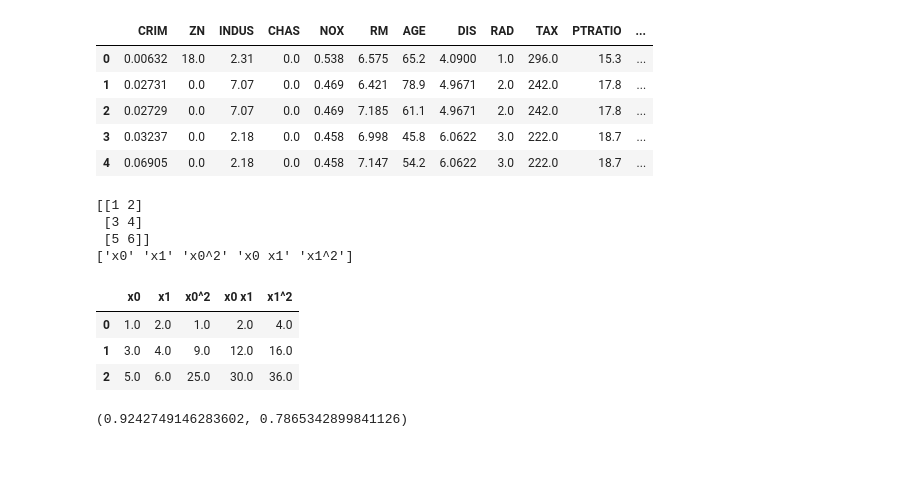
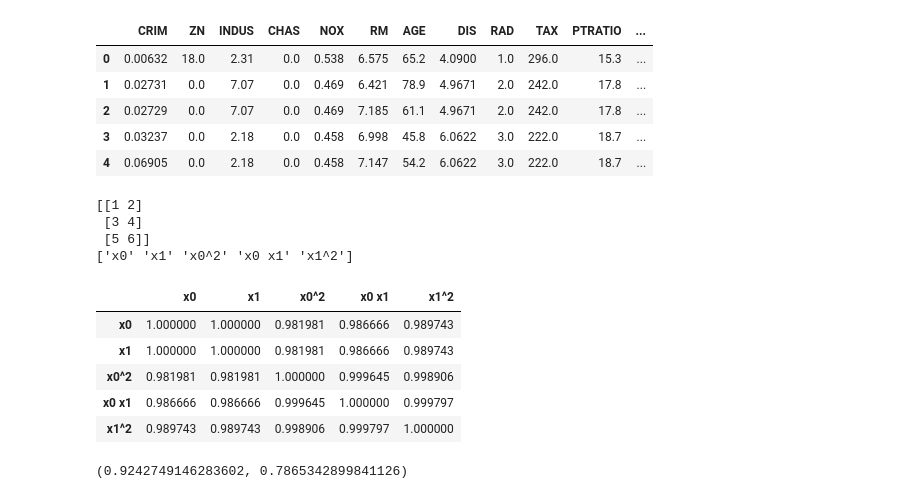
Before and after one commit to blacbakery/py_worksapce, a Jupyter notebook: 강의 노트/05_MachineLearning/p_Camp_ML_03_sklearn_Regularization.ipynb, the cells around one changed output. Cells and saved outputs as stored; diff of their text form; code cells hidden in the pictures; blank space fills up the shorter version.

```diff
--- a/강의 노트/05_MachineLearning/p_Camp_ML_03_sklearn_Regularization.ipynb
+++ b/강의 노트/05_MachineLearning/p_Camp_ML_03_sklearn_Regularization.ipynb
@@ -453,20 +466,23 @@ df.head()
 # %%
 import numpy as np
 arr = np.arange(1,7).reshape(-1,2)
 print(arr)
 poly = PolynomialFeatures(degree=2, include_bias=False)
 A = poly.fit_transform(arr)
 print(poly.get_feature_names_out())
-pd.DataFrame(A, columns=poly.get_feature_names_out())
+temp = pd.DataFrame(A, columns=poly.get_feature_names_out())
+temp.corr()
 # %% [output]
 [[1 2]
  [3 4]
  [5 6]]
 ['x0' 'x1' 'x0^2' 'x0 x1' 'x1^2']
 |  | x0 | x1 | x0^2 | x0 x1 | x1^2 |
-| 0 | 1.0 | 2.0 | 1.0 | 2.0 | 4.0 |
-| 1 | 3.0 | 4.0 | 9.0 | 12.0 | 16.0 |
-| 2 | 5.0 | 6.0 | 25.0 | 30.0 | 36.0 |
+| x0 | 1.000000 | 1.000000 | 0.981981 | 0.986666 | 0.989743 |
+| x1 | 1.000000 | 1.000000 | 0.981981 | 0.986666 | 0.989743 |
+| x0^2 | 0.981981 | 0.981981 | 1.000000 | 0.999645 | 0.998906 |
+| x0 x1 | 0.986666 | 0.986666 | 0.999645 | 1.000000 | 0.999797 |
+| x1^2 | 0.989743 | 0.989743 | 0.998906 | 0.999797 | 1.000000 |
 # %%
 from sklearn.preprocessing import PolynomialFeatures
 from sklearn.preprocessing import MinMaxScaler
```
Also changed, not shown: parts of 12 cells of this notebook, 4 other files.
